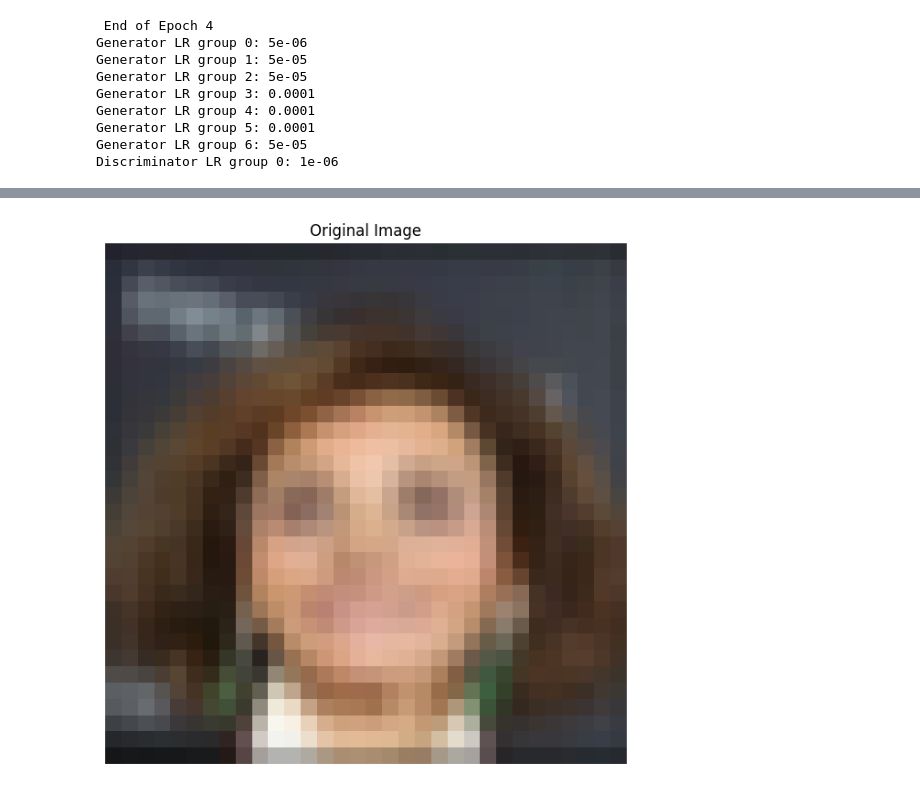
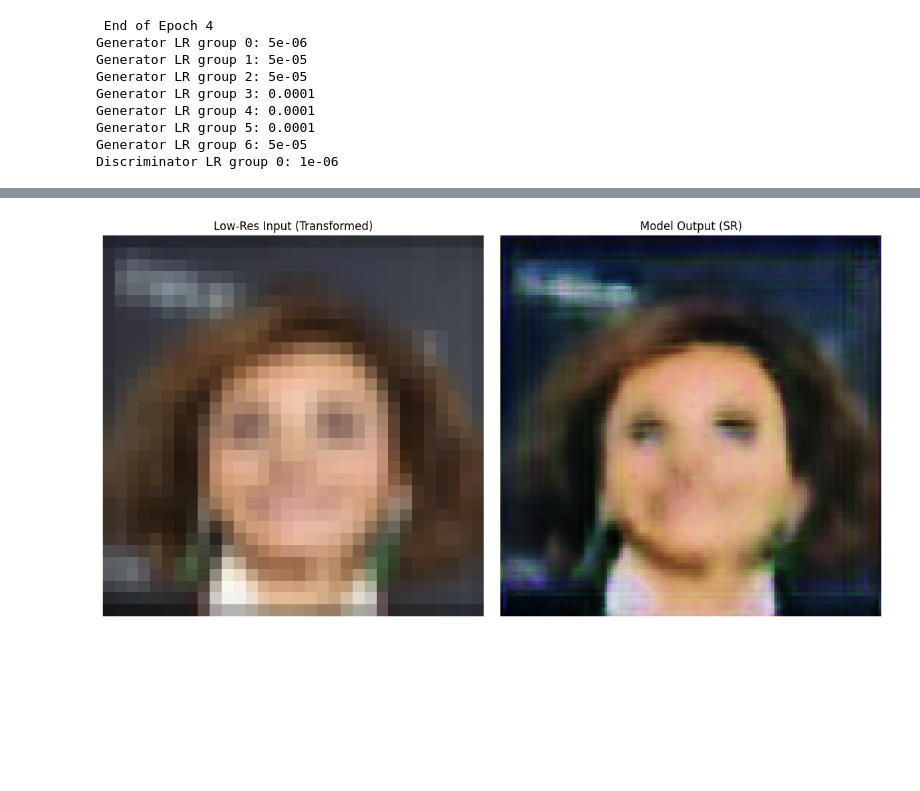
Before and after one commit to abdulmoqeet-code/ML-3CFU, a Jupyter notebook: ML_3CFU_Project_GIT.ipynb, the cells around one changed output, grey strips where cells are left out. Saved outputs shown, nothing was run; the diff lists cells and outputs as text; code cells hidden in the pictures; blank space fills up the shorter version.

```diff
--- a/ML_3CFU_Project_GIT.ipynb
+++ b/ML_3CFU_Project_GIT.ipynb
@@ -672,19 +672,19 @@ import matplotlib.pyplot as plt
 
 # 1) Load your trained model
 model = RRDBNet()
-checkpoint = torch.load("/content/finetuned_realesrgan_epoch_5.pth", map_location="cpu")
+checkpoint = torch.load("/content/finetuned_realesrgan_epoch_10.pth", map_location="cpu")
 model.load_state_dict(checkpoint['generator'])
 #model.eval().cuda()
 model.eval()
 # 2) Prepare transform
 transform = Compose([
-    #Resize((128, 128)),
+    Resize((64, 64)),
     ToTensor(),
     Normalize((0.5,) * 3, (0.5,) * 3)
 ])
 
 # 3) Load original image
-img = Image.open("/content/48.jpg").convert("RGB")
+img = Image.open("/content/28.jpg").convert("RGB")
 lr_image = transform(img)  # shape [3, 32, 32]
 
 #lr_tensor = lr_image.unsqueeze(0).cuda()  # shape [1, 3, 32, 32]
@@ -725,37 +725,49 @@ plt.show()
 # %%
-import torch
-from torchvision.transforms import Compose, Resize, ToTensor, Normalize
-from PIL import Image
-import matplotlib.pyplot as plt
 
 
 # 2) Prepare transform
 transform = Compose([
     Resize((32, 32)),
     ToTensor(),
     Normalize((0.5,) * 3, (0.5,) * 3)
 ])
+
+# 3) Load original image
 img = Image.open("/content/2.jpg").convert("RGB")
 lr_image = transform(img)  # shape [3, 32, 32]
 
+#lr_tensor = lr_image.unsqueeze(0).cuda()  # shape [1, 3, 32, 32]
+lr_tensor = lr_image.unsqueeze(0)  # shape [1, 3, 32, 32]
 
+# 4) Inference
+with torch.no_grad():
+    output = model(lr_tensor)
 
 # 5) Denormalize outputs
-output = (lr_image.clamp(-1, 1) + 1) / 2
+output = (output.clamp(-1, 1) + 1) / 2
+lr_image_vis = (lr_tensor.squeeze(0).clamp(-1, 1) + 1) / 2
 
-# 6) Convert to numpy
+# 6) Convert to numpy # resize for visual consistency
+lr_np = lr_image_vis.permute(1, 2, 0).cpu().numpy()
+output_np = output.squeeze(0).permute(1, 2, 0).cpu().numpy()
 
-output_np = output.squeeze(0).permute(1, 2, 0).cpu().numpy()
 # 7) Plot
 plt.figure(figsize=(18, 6))
 
-# Original image
-plt.subplot(1, 3, 1)
+
+# Transformed LR image
+plt.subplot(1, 3, 2)
+plt.imshow(lr_np)
+plt.title("Low-Res Input (Transformed)")
+plt.axis("off")
+
+# Super-res output
+plt.subplot(1, 3, 3)
 plt.imshow(output_np)
-plt.title("Original Image")
+plt.title("Model Output (SR)")
 plt.axis("off")
 
 plt.tight_layout()
 plt.show()
 # %% [output]
-[figure, old version]
+[figure, new version]
```
Also changed, not shown: parts of 1 cell of this notebook.
